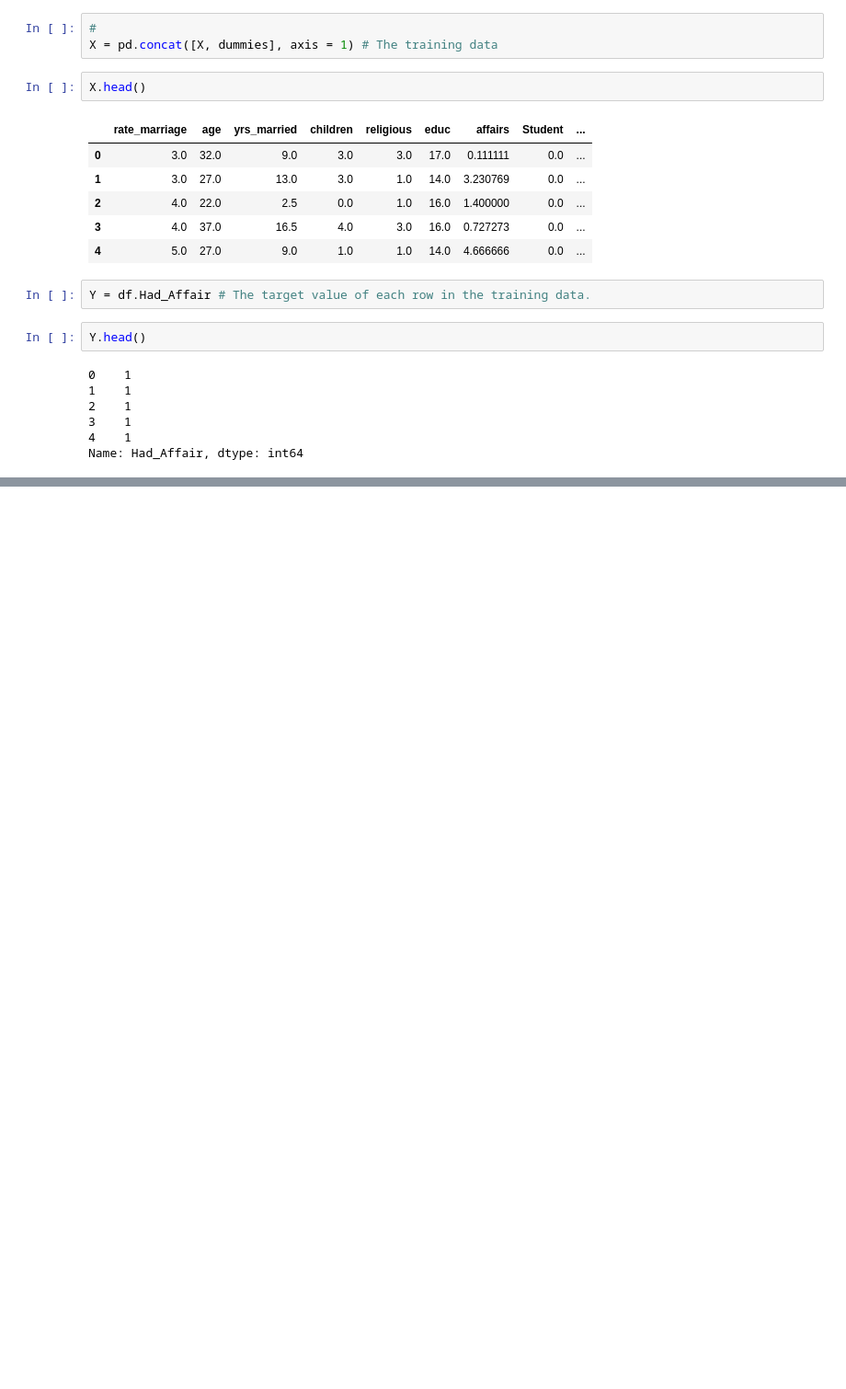
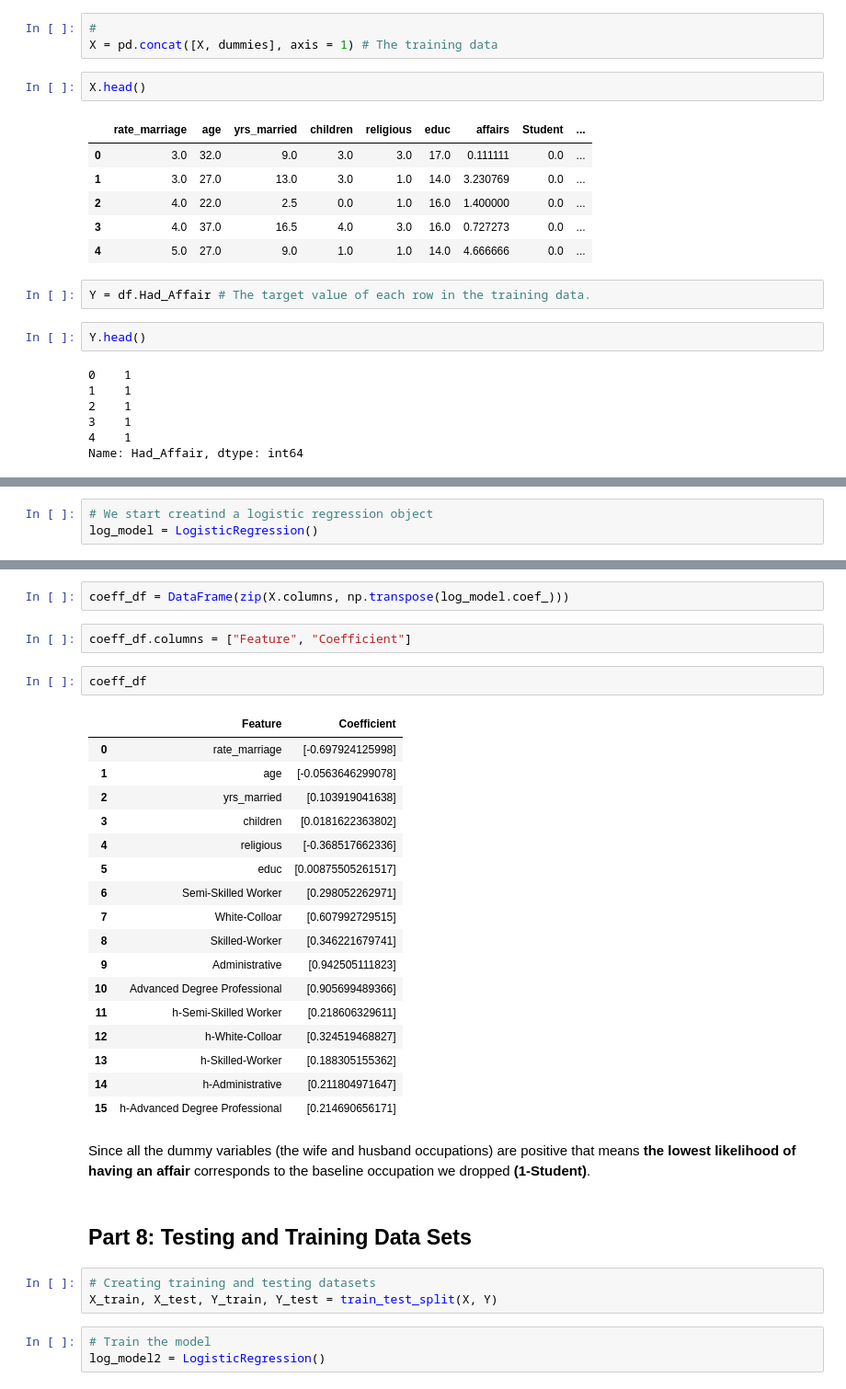
Before and after one commit to jarturomora/python-data-analysis, a Jupyter notebook: ML2 - Supervised Learning - Logistic Regression.ipynb, the cells around one changed output, grey strips where cells are left out. Shown: that part at 92% size. Saved outputs shown, nothing was run; the diff lists cells and outputs as text; blank space fills up the shorter version.

```diff
--- a/ML2 - Supervised Learning - Logistic Regression.ipynb
+++ b/ML2 - Supervised Learning - Logistic Regression.ipynb
@@ -290,0 +328,3 @@ Name: Had_Affair, dtype: int64
+# %%
+# We start creatind a logistic regression object
+log_model = LogisticRegression()
@@ -290,0 +357,34 @@ Name: Had_Affair, dtype: int64
+# %%
+coeff_df = DataFrame(zip(X.columns, np.transpose(log_model.coef_)))
+# %%
+coeff_df.columns = ["Feature", "Coefficient"]
+# %%
+coeff_df
+# %% [output]
+|  | Feature | Coefficient |
+| 0 | rate_marriage | [-0.697924125998] |
+| 1 | age | [-0.0563646299078] |
+| 2 | yrs_married | [0.103919041638] |
+| 3 | children | [0.0181622363802] |
+| 4 | religious | [-0.368517662336] |
+| 5 | educ | [0.00875505261517] |
+| 6 | Semi-Skilled Worker | [0.298052262971] |
+| 7 | White-Colloar | [0.607992729515] |
+| 8 | Skilled-Worker | [0.346221679741] |
+| 9 | Administrative | [0.942505111823] |
+| 10 | Advanced Degree Professional | [0.905699489366] |
+| 11 | h-Semi-Skilled Worker | [0.218606329611] |
+| 12 | h-White-Colloar | [0.324519468827] |
+| 13 | h-Skilled-Worker | [0.188305155362] |
+| 14 | h-Administrative | [0.211804971647] |
+| 15 | h-Advanced Degree Professional | [0.214690656171] |
+# %% [markdown]
+Since all the dummy variables (the wife and husband occupations) are positive that means **the lowest likelihood of having an affair** corresponds to the baseline occupation we dropped **(1-Student)**.
+# %% [markdown]
+## Part 8: Testing and Training Data Sets
+# %%
+# Creating training and testing datasets
+X_train, X_test, Y_train, Y_test = train_test_split(X, Y)
+# %%
+# Train the model
+log_model2 = LogisticRegression()
```
Also changed, not shown: parts of 23 cells of this notebook, 1 other file.
